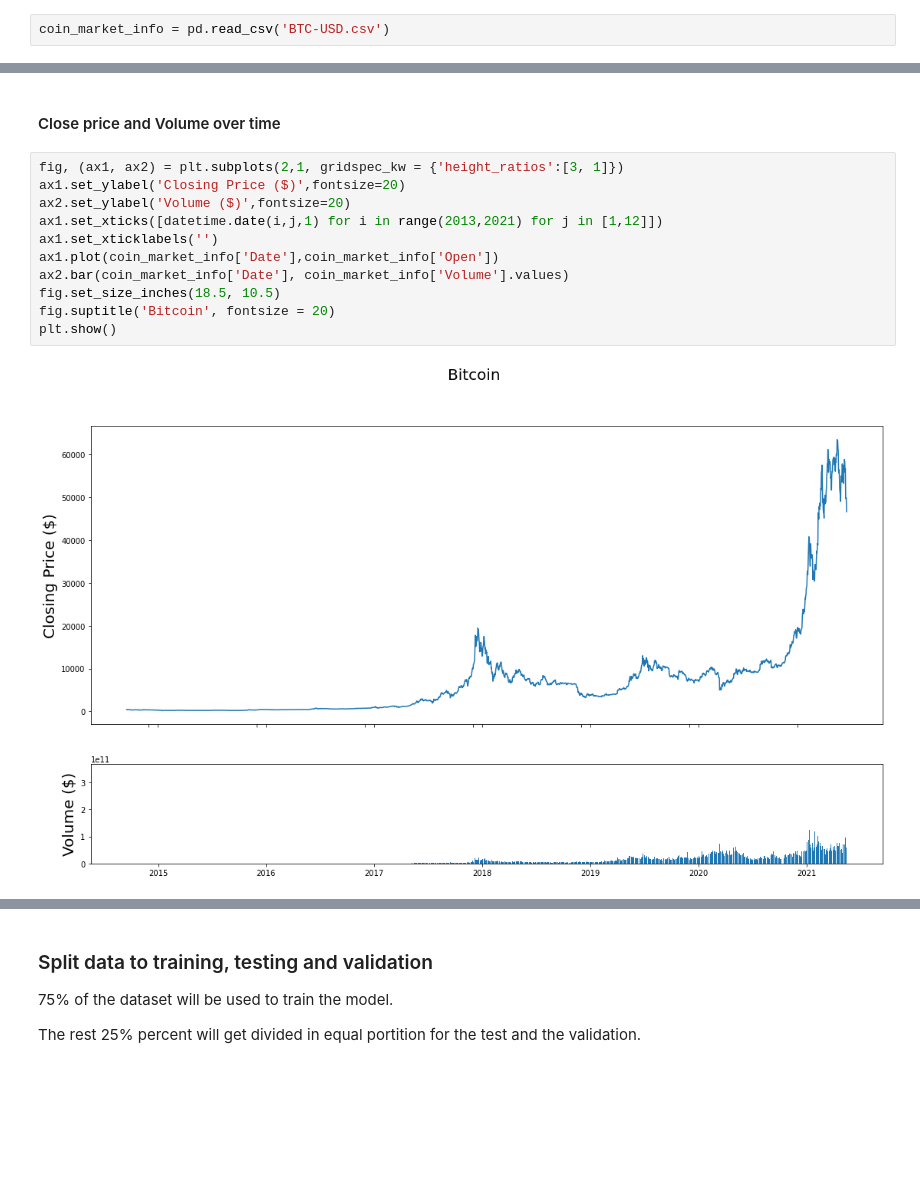
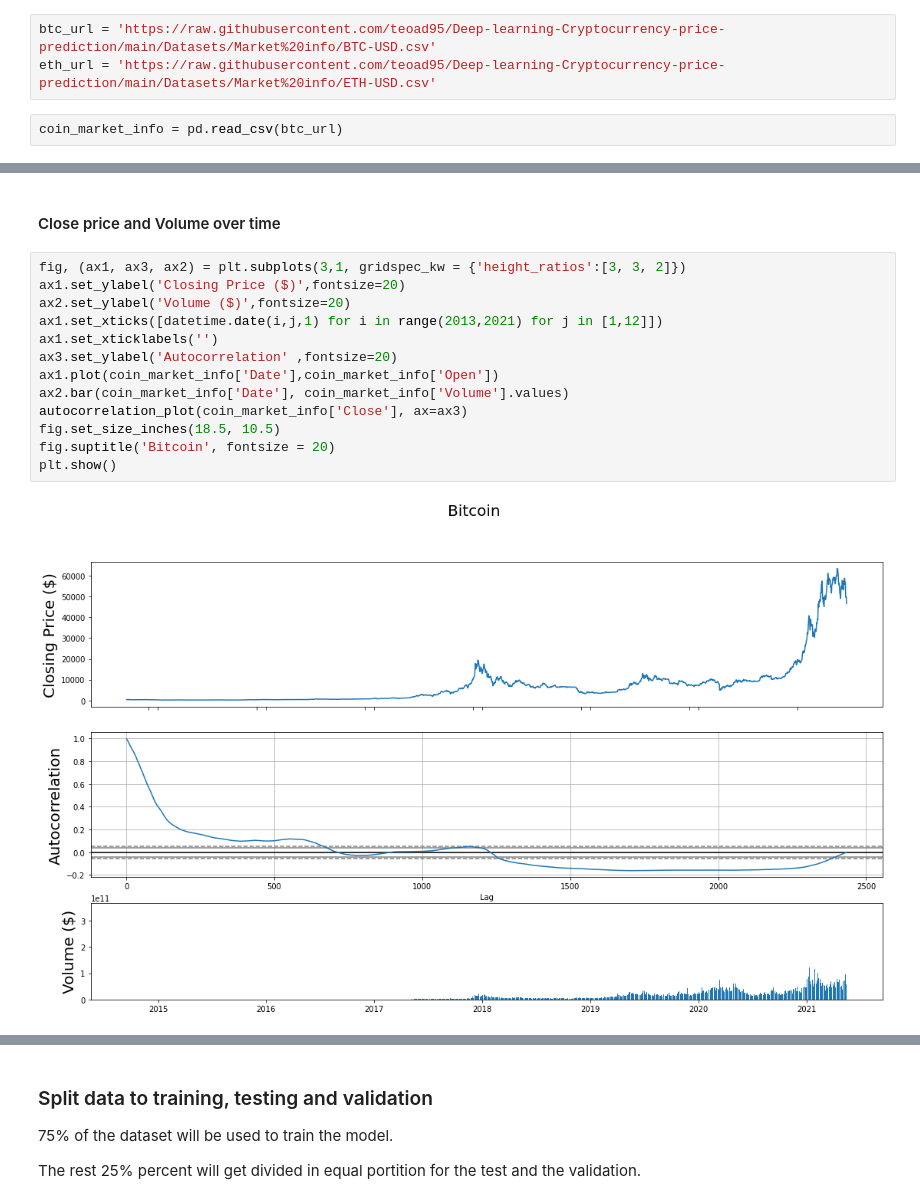
Before and after one commit to teoad95/Deep-learning-Cryptocurrency-price-prediction, a Jupyter notebook: Final.ipynb, the cells around one changed output, grey strips where cells are left out. Drawn from its saved outputs; the diff is of its cells as text; blank space fills up the shorter version.

```diff
--- a/Final.ipynb
+++ b/Final.ipynb
@@ -27,8 +29,11 @@ import datetime
 <h3>Load data and plots</h3>
 # %% [markdown]
 TODO Load data
+# %%
+btc_url = 'https://raw.githubusercontent.com/teoad95/Deep-learning-Cryptocurrency-price-prediction/main/Datasets/Market%20info/BTC-USD.csv'
+eth_url = 'https://raw.githubusercontent.com/teoad95/Deep-learning-Cryptocurrency-price-prediction/main/Datasets/Market%20info/ETH-USD.csv'
 # %%
-coin_market_info = pd.read_csv('BTC-USD.csv')
+coin_market_info = pd.read_csv(btc_url)
 # %%
 # replace na cells, convert Date column to DateTime
 coin_market_info['Date'] = pd.to_datetime(coin_market_info['Date'])
@@ -57,15 +62,17 @@ coin_market_info = coin_market_info.assign(**extra_fields)
 # %% [markdown]
 <h4> Close price and Volume over time</h4>
 # %%
-fig, (ax1, ax2) = plt.subplots(2,1, gridspec_kw = {'height_ratios':[3, 1]})
+fig, (ax1, ax3, ax2) = plt.subplots(3,1, gridspec_kw = {'height_ratios':[3, 3, 2]})
 ax1.set_ylabel('Closing Price ($)',fontsize=20)
 ax2.set_ylabel('Volume ($)',fontsize=20)
 ax1.set_xticks([datetime.date(i,j,1) for i in range(2013,2021) for j in [1,12]])
 ax1.set_xticklabels('')
+ax3.set_ylabel('Autocorrelation' ,fontsize=20)
 ax1.plot(coin_market_info['Date'],coin_market_info['Open'])
 ax2.bar(coin_market_info['Date'], coin_market_info['Volume'].values)
+autocorrelation_plot(coin_market_info['Close'], ax=ax3)
 fig.set_size_inches(18.5, 10.5)
 fig.suptitle('Bitcoin', fontsize = 20)
 plt.show()
 # %% [output]
-[figure, old version]
+[figure, new version]
```
Also changed, not shown: parts of 14 cells of this notebook.
